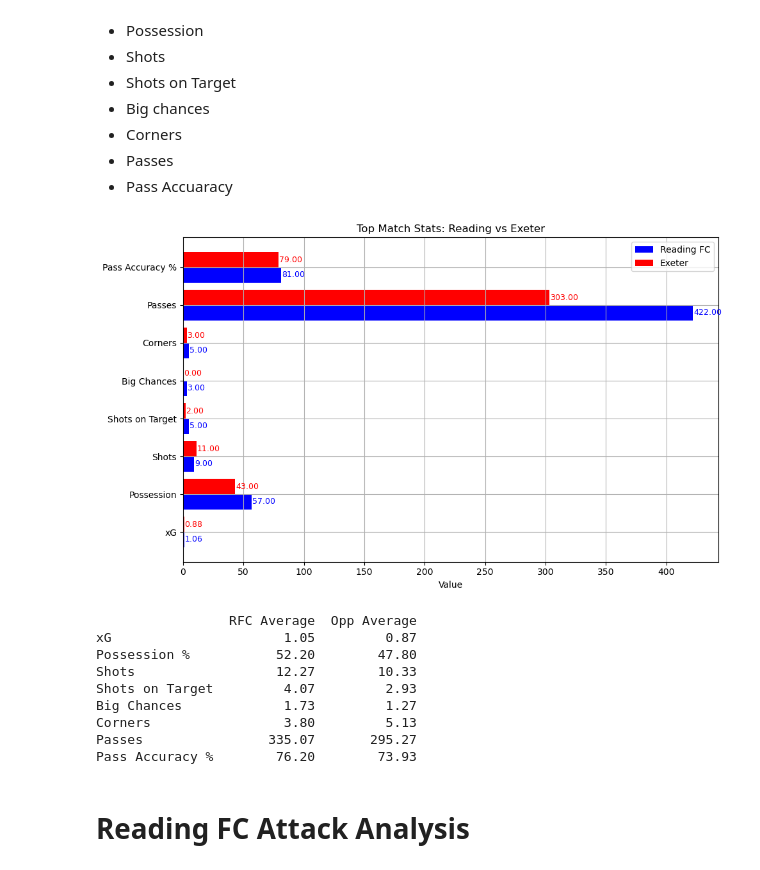
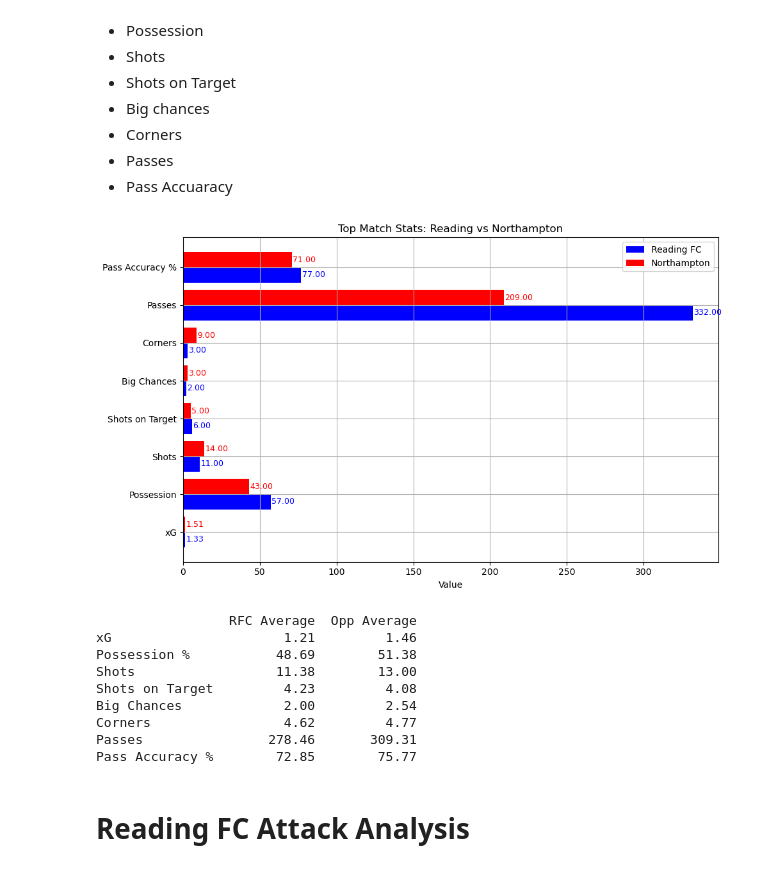
Before and after one commit to abryantgithub/Football_Analysis, a Jupyter notebook: notebooks/match-reports/Northampton-A.ipynb, the cells around one changed output. Drawn from its saved outputs; the diff is of its cells as text; code cells hidden in the pictures.

```diff
--- a/notebooks/match-reports/Northampton-A.ipynb
+++ b/notebooks/match-reports/Northampton-A.ipynb
@@ -22,7 +22,7 @@ import numpy as np
 df = pd.read_csv('../../data/rfc_matchdata.csv')
 
 # Filtering for correct match
-df_match = df[(df["Opponent"] == "Exeter") & (df["Venue"] == "H")].reset_index(drop=True)
+df_match = df[(df["Opponent"] == "Northampton") & (df["Venue"] == "A")].reset_index(drop=True)
 
 match = df_match.iloc[0]
 # %% [markdown]
@@ -75,7 +75,7 @@ top_stats = {
 }
 
 # Convert to DataFrame
-basic_df = pd.DataFrame(top_stats, index=['Reading FC', 'Exeter']).T
+basic_df = pd.DataFrame(top_stats, index=['Reading FC', 'Northampton']).T
 
 fig, ax = plt.subplots(figsize=(10, 6))
 bar_width = 0.4
@@ -90,41 +90,41 @@ reading_bars = ax.barh(
     color='blue'
 )
 
 # Opponent bars
 opp_bars = ax.barh(
     [i + bar_width / 2 for i in y],
-    basic_df['Exeter'],
+    basic_df['Northampton'],
     height=bar_width,
-    label='Exeter',
+    label='Northampton',
     color='red'
 )
 
 # Adding data labels
 for bar in reading_bars:
     width = bar.get_width()
     y_pos = bar.get_y() + bar.get_height() / 2
     ax.text(width + 0.5, y_pos, f'{width:.2f}', va='center', ha='left', color='blue', fontsize=9)
 
 for bar in opp_bars:
     width = bar.get_width()
     y_pos = bar.get_y() + bar.get_height() / 2
     ax.text(width + 0.5, y_pos, f'{width:.2f}', va='center', ha='left', color='red', fontsize=9)
 
 # Final formatting
 ax.set_yticks(y)
 ax.set_yticklabels(basic_df.index)
 ax.set_xlabel("Value")
-ax.set_title("Top Match Stats: Reading vs Exeter")
+ax.set_title("Top Match Stats: Reading vs Northampton")
 ax.legend()
 ax.grid(True)
 plt.tight_layout()
 plt.show()
 # %% [output]
-[figure, old version]
+[figure, new version]
 # %%
 #checking averages for either Home or Away games
 
-venue_df = df[df["Venue"] == "H"]
+venue_df = df[df["Venue"] == "A"]
 
 reading_avgs = {
     "xG": venue_df["rfc_xG"].mean(),
@@ -157,14 +157,14 @@ venue_avg_df = pd.DataFrame({
 print(venue_avg_df.round(2))
 # %% [output]
                  RFC Average  Opp Average
-xG                      1.05         0.87
-Possession %           52.20        47.80
-Shots                  12.27        10.33
-Shots on Target         4.07         2.93
-Big Chances             1.73         1.27
-Corners                 3.80         5.13
-Passes                335.07       295.27
-Pass Accuracy %        76.20        73.93
+xG                      1.21         1.46
+Possession %           48.69        51.38
+Shots                  11.38        13.00
+Shots on Target         4.23         4.08
+Big Chances             2.00         2.54
+Corners                 4.62         4.77
+Passes                278.46       309.31
+Pass Accuracy %        72.85        75.77
 # %% [markdown]
 # Reading FC Attack Analysis
 # %% [markdown]
```
Also changed, not shown: parts of 31 cells of this notebook, 1 other file.
